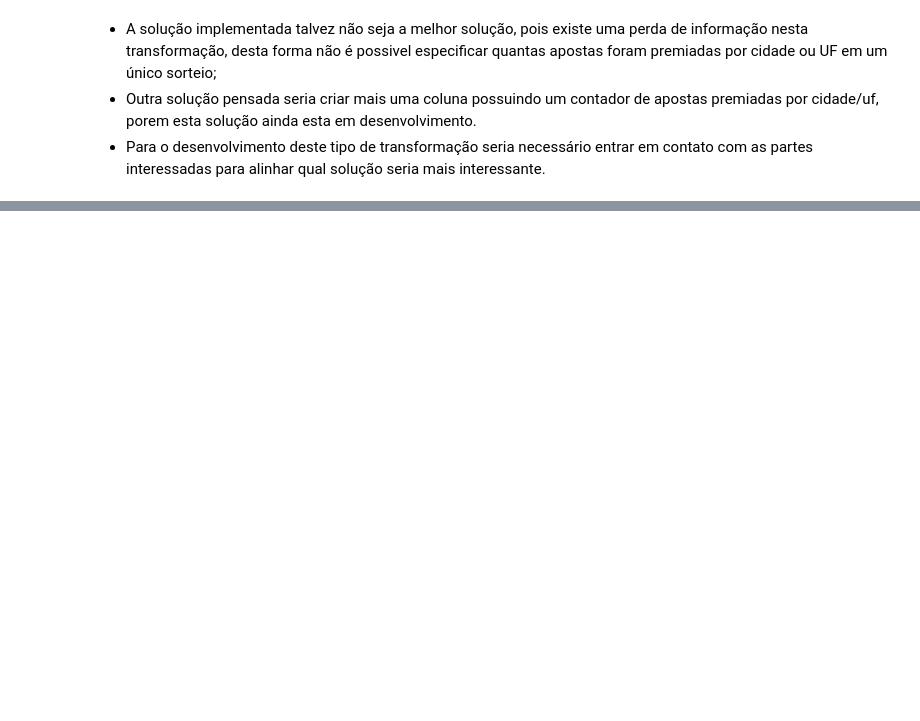
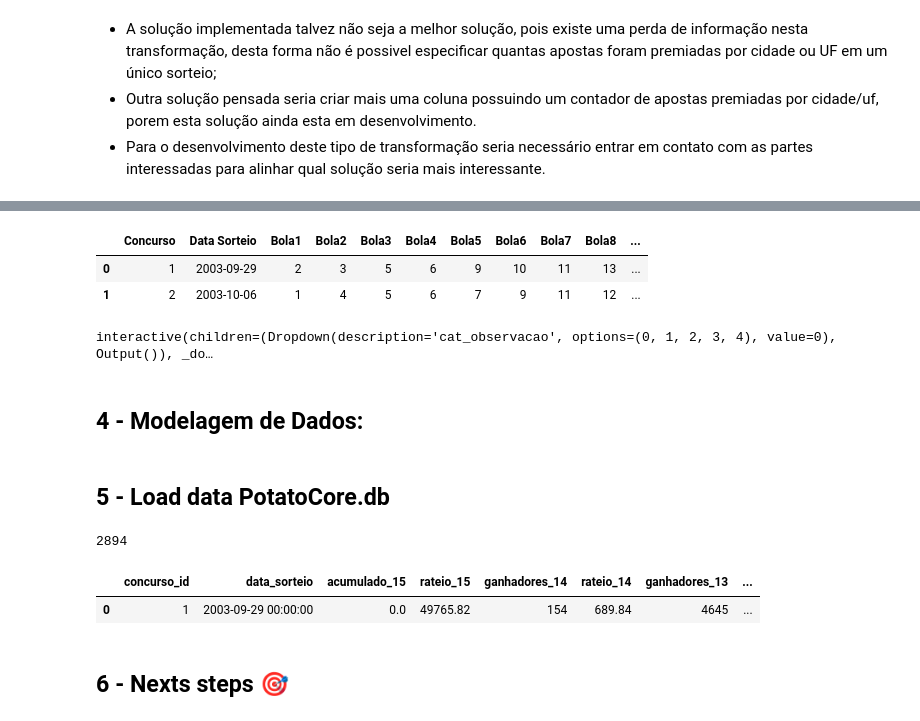
Before and after one commit to AurelioGuilherme/ETL-Engenharia-de-dados-DNC, a Jupyter notebook: Notebook/lotofacil.ipynb, the cells around one changed output, grey strips where cells are left out. Drawn from its saved outputs; the diff is of its cells as text; code cells hidden in the pictures; blank space fills up the shorter version.

Commit message:
Commit_load_database

```diff
--- a/Notebook/lotofacil.ipynb
+++ b/Notebook/lotofacil.ipynb
@@ -376,0 +382,3 @@ df[['Cidade', 'UF']]
+# %%
+# Remoção do conjunto de dados originais `Cidade / UF` após a transformação
+df = df.drop("Cidade / UF", axis = 1)
@@ -376,0 +404,3 @@ df[['Cidade', 'UF']]
+# %%
+df = remove_cifrao(df, rateios_cols)
+df[rateios_cols].head(2)
@@ -376,0 +445,16 @@ df[['Cidade', 'UF']]
+# %%
+df = categorize_observacao(df)
+# %%
+df.head(2)
+# %% [output]
+|  | Concurso | Data Sorteio | Bola1 | Bola2 | Bola3 | Bola4 | Bola5 | Bola6 | Bola7 | Bola8 | ... |
+| 0 | 1 | 2003-09-29 | 2 | 3 | 5 | 6 | 9 | 10 | 11 | 13 | ... |
+| 1 | 2 | 2003-10-06 | 1 | 4 | 5 | 6 | 7 | 9 | 11 | 12 | ... |
+# %%
+@interact(cat_observacao = set(df.Observacao_code))
+def slice_df(cat_observacao):
+    return df[df.Observacao_code == cat_observacao]
+# %% [output]
+interactive(children=(Dropdown(description='cat_observacao', options=(0, 1, 2, 3, 4), value=0), Output()), _do…
+# %% [markdown]
+## 4 - Modelagem de Dados:
@@ -376,0 +531,54 @@ df[['Cidade', 'UF']]
+# %% [markdown]
+## 5 - Load data PotatoCore.db
+# %%
+# Renomeando colunas do dataframe e copiando para um dataframe copia
+df_copy_to_load_db = df.rename(columns={
+                               'Concurso': 'concurso_id',
+                               'Data Sorteio': 'data_sorteio',
+                               'Ganhadores 15 acertos': 'ganhadores_15',
+                               'Rateio 15 acertos': 'rateio_15',
+                               'Ganhadores 14 acertos': 'ganhadores_14',
+                               'Rateio 14 acertos': 'rateio_14',
+                               'Ganhadores 13 acertos': 'ganhadores_13',
+                               'Rateio 13 acertos': 'rateio_13',
+                               'Ganhadores 12 acertos': 'ganhadores_12',
+                               'Rateio 12 acertos': 'rateio_12',
+                               'Ganhadores 11 acertos': 'ganhadores_11',
+                               'Rateio 11 acertos': 'rateio_11',
+                               'Acumulado 15 acertos': 'acumulado_15',
+                               'Arrecadacao Total': 'arrecadacao_total',
+                               'Estimativa Prêmio': 'estimativa_premio',
+                               'Acumulado sorteio especial Lotofácil da Independência': 'acumulado_especial',
+                               'Observação': 'observacao',
+                               'Cidade': 'cidade',
+                               'UF': 'uf',
+                               'Observacao_code': 'observacao_code'})
+
+
+# Inserir os dados do DataFrame na tabela de concursos_lotofacil
+df_copy_to_load_db[['concurso_id', 'data_sorteio', 'acumulado_15', 'rateio_15', 'ganhadores_14', 'rateio_14',
+                    'ganhadores_13', 'rateio_13', 'ganhadores_12', 'rateio_12', 'ganhadores_11', 'rateio_11',
+                    'acumulado_especial', 'arrecadacao_total', 'estimativa_premio', 'observacao', 'observacao_code']].to_sql('concursos_lotofacil', conn, if_exists='replace', index=False)
+
+
+# Inserir os dados do DataFrame na tabela de ganhadores
+df_copy_to_load_db[['concurso_id', 'ganhadores_15', 'ganhadores_14', 'ganhadores_13', 'ganhadores_12', 'ganhadores_11', 'cidade', 'uf']].to_sql('ganhadores_lotofacil', conn, if_exists='replace', index=False)
+
+# Inserir os dados do DataFrame na tabela de sorteios_lotofacil
+df_copy_to_load_db[['concurso_id', 'Bola1', 'Bola2', 'Bola3', 'Bola4', 'Bola5', 'Bola6', 'Bola7', 'Bola8', 'Bola9',
+                    'Bola10', 'Bola11', 'Bola12', 'Bola13', 'Bola14', 'Bola15']].to_sql('sorteios_lotofacil', conn, if_exists='replace', index=False)
+# %% [output]
+2894
+# %%
+# Estabelecer uma conexão com o banco de dados existente (PotatoCore.db)
+conn = sqlite3.connect('PotatoCore.db')
+
+# Consulta SQL para carregar os dados da tabela concursos
+query = "SELECT * FROM concursos_lotofacil LIMIT 1"
+
+# Carregar os dados da tabela concursos em um DataFrame
+sql_query = pd.read_sql_query(query, conn)
+sql_query
+# %% [output]
+|  | concurso_id | data_sorteio | acumulado_15 | rateio_15 | ganhadores_14 | rateio_14 | ganhadores_13 | ... |
+| 0 | 1 | 2003-09-29 00:00:00 | 0.0 | 49765.82 | 154 | 689.84 | 4645 | ... |
@@ -376,0 +588,2 @@ df[['Cidade', 'UF']]
+# %% [markdown]
+## 6 - Nexts steps 🎯
```
Also changed, not shown: parts of 25 cells of this notebook, 2 other files.
